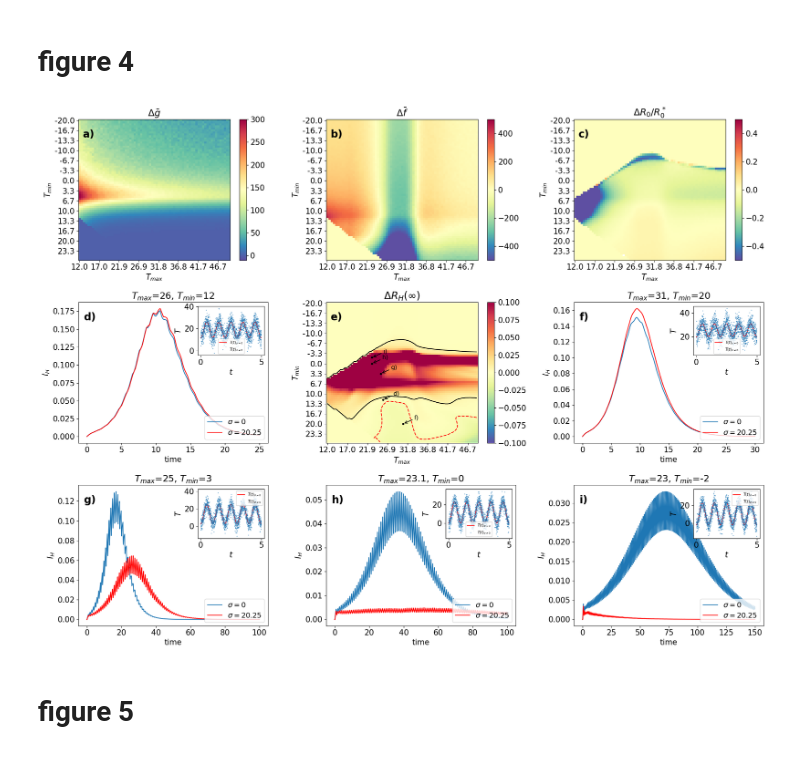
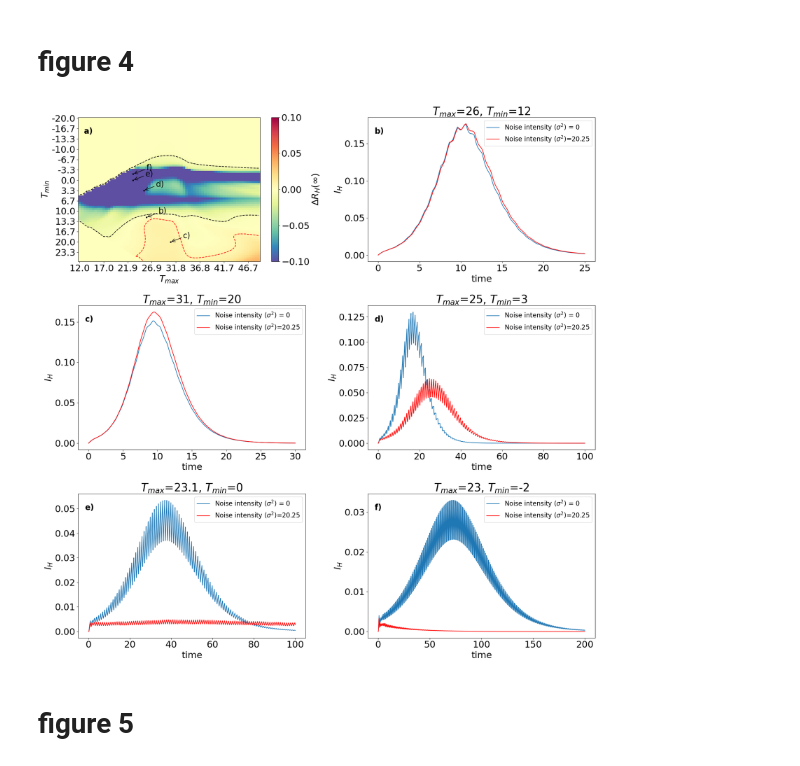
Before and after one commit to juancarlosrc2/Temperature-driven-within-host-pathogen-dynamics-in-vector-borne-plant-epidemics, a Jupyter notebook: Results _.ipynb, the cells around one changed output. Cells and saved outputs as stored; diff of their text form; code cells hidden in the pictures.

```diff
--- a/Results _.ipynb
+++ b/Results _.ipynb
@@ -556,7 +594,7 @@ colorbar_1.set_label('$R_H(\\infty)$')
 
 
 
-ax[1,0].set_xlabel("$T$")
+ax[1,0].set_xlabel("temperature ($T$)")
 ax[1,0].set_ylabel("$R_0^*$")
 
 ax[1,0].set_yticks(list(range(dimension)[::5]),list(np.round(r_star_values,1)[::5]))
@@ -706,6 +744,8 @@ def plot_array_subplot(ax,R_inf_array, a_values, b_values, dimension,v_min,v_max
     ax.set_yticks(list(range(dimension)[::5]),list(np.round(a_values,1)[::5]))
     ax.set_xticks(list(range(dimension)[::9]),list(np.round(b_values,1)[::9]))
 
+    return im_1,colorbar_1
+
 
 delta_r_inf = np.loadtxt('adding_noise/delta_r_inf.txt')
 delta_f_m = np.loadtxt('adding_noise/delta_f_m.txt')
@@ -720,10 +760,10 @@ MGDD_R,n = 1500.0, 200
 dimension = 70
 
 
-panels = [(1,0),(1,2),(2,0),(2,1),(2,2)]
+panels = [(0,1),(1,0),(1,1),(2,0),(2,1)]
 a_b_combinations = [(12,26),(20,31),(3,25),(0,23.1),(-2,23)]
-fig_label_a_b = ['d)','f)','g)','h)','i)']
-max_year = [25.,30.,100.,100.,150.]
+fig_label_a_b = ['b)','c)','d)','e)','f)']
+max_year = [25.,30.,100.,100.,200.]
 
 sigma = 20.25
 
@@ -750,35 +790,45 @@ initial_conditions= [I_H_0,I_v_0]
 day_fraction = 5
 
 
+plt.rcParams.update({'font.size': 23})
 
-
-
-
-plt.rcParams.update({'font.size': 15})
-
-fig, axes = plt.subplots(3, 3, figsize=(20, 15))
+fig, axes = plt.subplots(3, 2, figsize=(20, 20))
 
 max_year_to_temp = 5
 
 
-plot_array_subplot(axes[1,1], -delta_r_inf[:,1:], a_values, b_values, dimension,-0.1,0.1)
-cont_1 = axes[1,1].contour(-delta_r_inf[:,1:], levels=[0.005], colors='k')
-cont_2 = axes[1,1].contour(-delta_r_inf[:,1:], levels=[-0.005], colors='r')
-axes[1,1].set_title('$\\Delta R_H(\\infty)$',fontsize = 20)
+img_1,cb = plot_array_subplot(axes[0,0], delta_r_inf[:,1:], a_values, b_values, dimension,-0.1,0.1)
+
+cont_1 = axes[0,0].contour(
+    delta_r_inf[:,1:],
+    levels=[0.005],
+    colors='r',
+    linestyles='dashed'
+)
+
+cont_2 = axes[0,0].contour(
+    delta_r_inf[:,1:],
+    levels=[-0.005],
+    colors='k',
+    linestyles='dashed'
+)
+
+
+"""
+cont_1 = axes[0,0].contour(delta_r_inf[:,1:], levels=[0.005], colors='r')
+cont_2 = axes[0,0].contour(delta_r_inf[:,1:], levels=[-0.005], colors='k')
+"""
+
+
+cb.set_label('$\\Delta R_H(\\infty)$')
 
 
 
-
-
-
-plot_array_subplot(axes[0,0], delta_g_m[:,1:], a_values, b_values, dimension,-10,300)
-plot_array_subplot(axes[0,1], delta_f_m[:,1:], a_values, b_values, dimension,-500,500)
-plot_array_subplot(axes[0,2], delta_r_0_m[:,1:], a_values, b_values, dimension,-0.5,0.5)
-
-
+"""
 axes[0,0].set_title('$\\Delta \\bar{g}$')
 axes[0,1].set_title('$\\Delta \\bar{f}$')
 axes[0,2].set_title('$\\Delta R_0/R_0^*$')
+"""
 
 
 n_panels = len(panels)
@@ -796,22 +846,31 @@ for k in range(n_panels):
     T_t = T(times_,a,b)
 
 
-
+    """
     ax_inset = inset_axes(axes[panel], width="35%", height="35%", loc="upper right")
     ax_inset.plot(times_[:max_year_to_temp*365], T_t[:max_year_to_temp*365],"r",label = "$T(t)_{\\sigma = 0}$")
     ax_inset.plot(times_[:max_year_to_temp*365],T_t_n[:max_year_to_temp*365],".",markersize = 1,alpha = 0.9, label = "$T(t)_{\\sigma \\neq 0}$")
-    ax_inset.set_xlabel("$t$")
-    ax_inset.set_ylabel("$T$")
+    ax_inset.set_xlabel("time")
+    ax_inset.set_ylabel("temperature")
     ax_inset.legend(fontsize = 7)
+    """
 
-
+    #Noise intensity ($\sigma$)
+    """
     axes[panel].plot(times, np.sum(X[:n+1,:],axis=0),label = '$\\sigma=0$')
 
     axes[panel].plot(times_, np.sum(X_[:n+1,:],axis=0),'r', label = f'$\\sigma={sigma}$')
+    """
 
-    axes[panel].set_xlabel('time',fontsize = 15)
-    axes[panel].set_ylabel('$I_H$',fontsize = 15)
-    axes[panel].legend(fontsize = 14,loc = 4)
+    axes[panel].plot(times, np.sum(X[:n+1,:],axis=0),label = 'Noise intensity ($\\sigma ^2$) = 0')
+
+    axes[panel].plot(times_, np.sum(X_[:n+1,:],axis=0),'r', label = 'Noise intensity ($\\sigma ^2$)' f'={sigma}')
+
+
+
+    axes[panel].set_xlabel('time')
+    axes[panel].set_ylabel('$I_H$')
+    axes[panel].legend(fontsize = 16,loc = 1)
 
     axes[panel].set_title('$T_{max}$' + f'={b},' + ' ' + '$T_{min}$' + f'={a}')
 
@@ -841,12 +900,12 @@ for k in range(n_panels):
 )
    """
 
-    axes[1,1].annotate(
+    axes[0,0].annotate(
     fig_label_a_b[k],          # text
     xy=(c_2, c_1),             # point to annotate
     xytext=(c_2 + 6, c_1 -3), # position of the label
     textcoords='data',
-    fontsize=12,
+    fontsize=20,
     color="black",
     ha="center",
     va="center",
@@ -857,36 +916,36 @@ for k in range(n_panels):
         alpha=0.8
     ))
 
-    axes[1,1].plot(c_2, c_1, 'o', color='black', markersize=3, zorder=5)
+    axes[0,0].plot(c_2, c_1, 'o', color='black', markersize=3, zorder=5)
 
 
 
 
 letters = [f'{chr(97+i)})' for i in range(axes.size)]
 i = 0
 
 letters = [f'{chr(97+i)})' for i in range(axes.size)]
 i = 0
 
 for row in axes:
     for ax in row:
         ax.text(0.03, 0.93, letters[i],
                 transform=ax.transAxes,
                 fontsize=20, fontweight='bold',
                 va='top', ha='left')
         i += 1
 
 
 plt.tight_layout()
 
 plt.savefig(f"figures/figure_4.png", dpi=300, bbox_inches="tight")
 
 plt.show()
 
 
 #plt.savefig(f"noise_fig.png", dpi=300, bbox_inches="tight")
 # %% [output]
-[figure, old version]
+[figure, new version]
 # %% [markdown]
 # figure 5
 # %%
```
Also changed, not shown: parts of 4 cells of this notebook.
